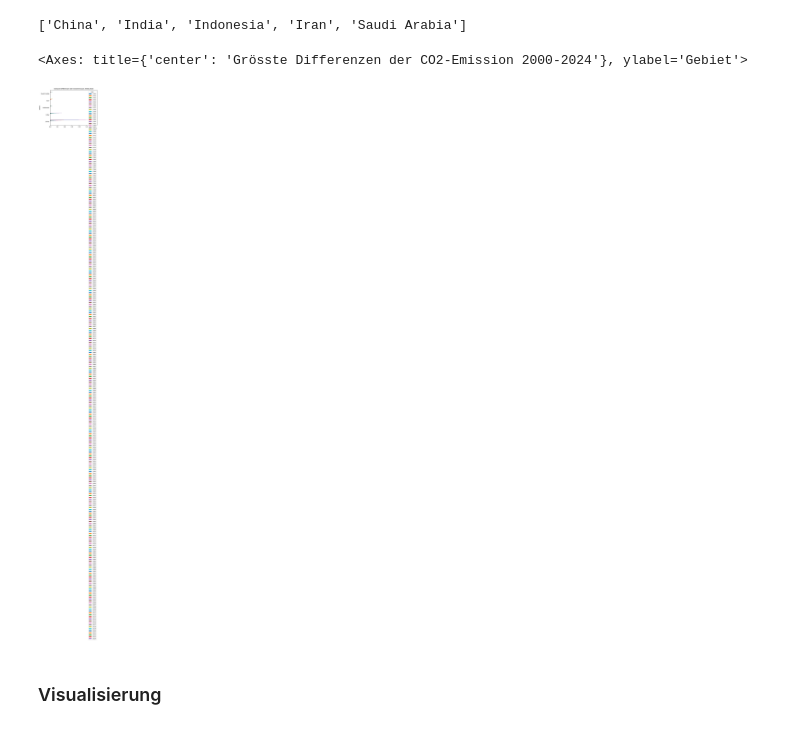
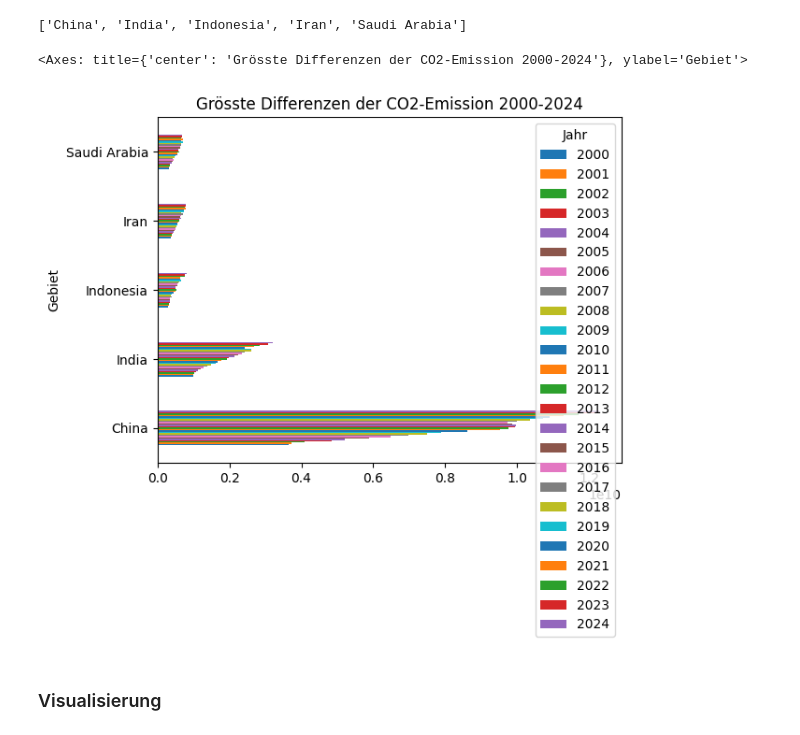
Before and after one commit to itulahjess/LN_2_Github_Python, a Jupyter notebook: Analyse.ipynb, the cells around one changed output. Saved outputs shown, nothing was run; the diff lists cells and outputs as text; code cells hidden in the pictures.

```diff
--- a/Analyse.ipynb
+++ b/Analyse.ipynb
@@ -199,12 +199,12 @@ print(Gebiets_liste)
 # %% [output]
 ['China', 'India', 'Indonesia', 'Iran', 'Saudi Arabia']
 # %%
-diffs=df_pivot.loc[Gebiets_liste,]
+diffs_gefiltert = diffs.loc[:, '2000':'2024']
 # %%
-diffs.plot(kind='barh', title='Grösste Differenzen der CO2-Emission 2000-2024')
+diffs_gefiltert.plot(kind='barh', title='Grösste Differenzen der CO2-Emission 2000-2024')
 # %% [output]
 <Axes: title={'center': 'Grösste Differenzen der CO2-Emission 2000-2024'}, ylabel='Gebiet'>
-[figure, old version]
+[figure, new version]
 # %% [markdown]
 ### Visualisierung
 # %%
```
Also changed, not shown: parts of 1 cell of this notebook.
